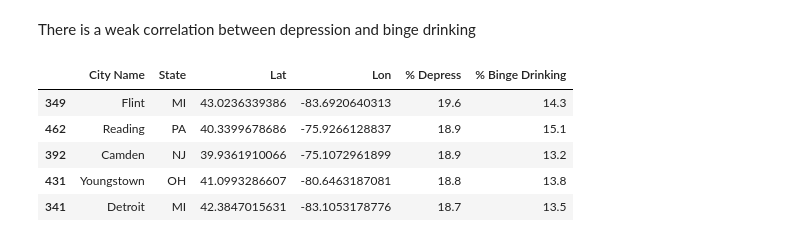
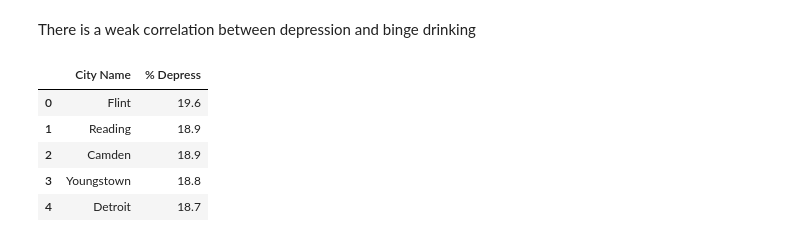
Before and after one commit to LanNguyen135/Group2, a Jupyter notebook: Alice.ipynb, the cells around one changed output. Drawn from its saved outputs; the diff is of its cells as text; code cells hidden in the pictures.

Commit message:
added more tables and graphs

```diff
--- a/Alice.ipynb
+++ b/Alice.ipynb
@@ -152,8 +156,11 @@ depress_drinking_df.head()
 | 3 | Montgomery | AL | 32.3472645333 | -86.2677059552 | 15.8 | 13.0 |
 | 4 | Anchorage | AK | 61.149868731 | -149.111113424 | 11.0 | 19.0 |
 # %%
+# Converting % Depress and % Binge Drinking to numbers
 depress_drinking_df['% Depress'] = depress_drinking_df['% Depress'].astype("float")
 depress_drinking_df['% Binge Drinking'] = depress_drinking_df['% Binge Drinking'].astype("float")
+depress_drinking_df['Lat'] = depress_drinking_df['Lat'].astype("float")
+depress_drinking_df['Lon'] = depress_drinking_df['Lon'].astype("float")
 depress_drinking_df.dtypes
 # %% [output]
 City Name            object
@@ -181,13 +219,14 @@ The r-value is: -0.3683445074767244
 # %% [markdown]
 There is a weak correlation between depression and binge drinking
 # %%
-# Top depressing city
-top_cities = depress_drinking_df.sort_values('% Depress', ascending=False)
-top_cities.head(5)
+# Top 5 depressing city
+depress_cities = depress_drinking_df.sort_values('% Depress', ascending=False).reset_index(drop=True)
+depress_cities = depress_cities.loc[0:4,['City Name','% Depress']]
+depress_cities
 # %% [output]
-|  | City Name | State | Lat | Lon | % Depress | % Binge Drinking |
-| 349 | Flint | MI | 43.0236339386 | -83.6920640313 | 19.6 | 14.3 |
-| 462 | Reading | PA | 40.3399678686 | -75.9266128837 | 18.9 | 15.1 |
-| 392 | Camden | NJ | 39.9361910066 | -75.1072961899 | 18.9 | 13.2 |
-| 431 | Youngstown | OH | 41.0993286607 | -80.6463187081 | 18.8 | 13.8 |
-| 341 | Detroit | MI | 42.3847015631 | -83.1053178776 | 18.7 | 13.5 |
+|  | City Name | % Depress |
+| 0 | Flint | 19.6 |
+| 1 | Reading | 18.9 |
+| 2 | Camden | 18.9 |
+| 3 | Youngstown | 18.8 |
+| 4 | Detroit | 18.7 |
```
Also changed, not shown: parts of 13 cells of this notebook.
